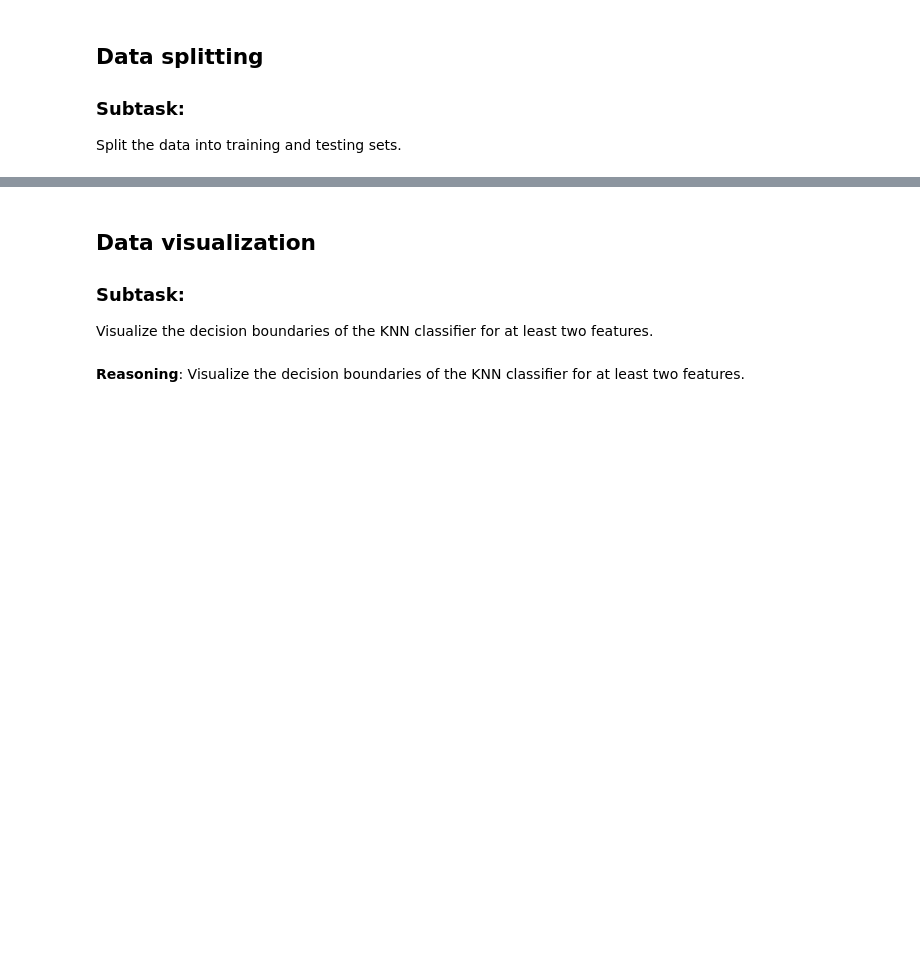
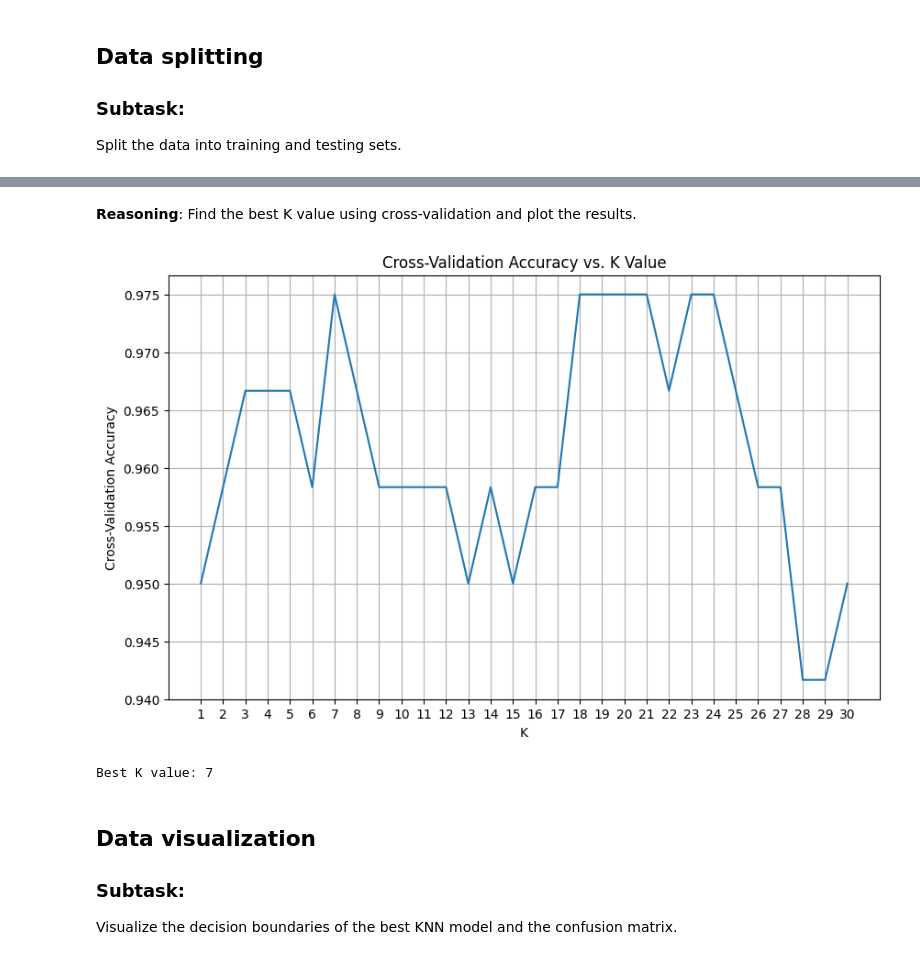
Before and after one commit to sravani12-ui/Task-7-AI-ML, a Jupyter notebook: Task6.ipynb, the cells around one changed output, grey strips where cells are left out. Drawn from its saved outputs; the diff is of its cells as text; code cells hidden in the pictures; blank space fills up the shorter version.

```diff
--- a/Task6.ipynb
+++ b/Task6.ipynb
@@ -215,0 +180,14 @@ for k in k_values:
+# %%
+from sklearn.neighbors import KNeighborsClassifier
+
+# Initialize KNN classifiers with different values of n_neighbors
+knn_1 = KNeighborsClassifier(n_neighbors=1)
+knn_3 = KNeighborsClassifier(n_neighbors=3)
+knn_5 = KNeighborsClassifier(n_neighbors=5)
+knn_7 = KNeighborsClassifier(n_neighbors=7)
+
+# Train the models
+knn_1.fit(X_train, y_train)
+knn_3.fit(X_train, y_train)
+knn_5.fit(X_train, y_train)
+knn_7.fit(X_train, y_train)
@@ -265,8 +253,43 @@ Confusion Matrix for k=10:
+# %% [markdown]
+**Reasoning**:
+Find the best K value using cross-validation and plot the results.
+# %%
+from sklearn.model_selection import cross_val_score, GridSearchCV
+import matplotlib.pyplot as plt
+
+# Define the parameter grid for K values
+param_grid = {'n_neighbors': range(1, 31)}
+
+# Create a KNN classifier
+knn = KNeighborsClassifier()
+
+# Perform GridSearchCV for optimal K
+grid_search = GridSearchCV(knn, param_grid, cv=5, scoring='accuracy')
+grid_search.fit(X_train, y_train)
+
+# Get the best K value
+best_k = grid_search.best_params_['n_neighbors']
+
+# Plot the cross-validation scores against K values
+plt.figure(figsize=(10, 6))
+plt.plot(range(1, 31), grid_search.cv_results_['mean_test_score'])
+plt.xlabel('K')
+plt.ylabel('Cross-Validation Accuracy')
+plt.title('Cross-Validation Accuracy vs. K Value')
+plt.xticks(range(1,31))
+plt.grid(True)
+plt.show()
+
+# Train a new KNN classifier using the best K value
+best_knn = KNeighborsClassifier(n_neighbors=best_k)
+best_knn.fit(X_train, y_train)
+
+print(f"Best K value: {best_k}")
+# %% [output]
+[figure, added]
+Best K value: 7
 # %% [markdown]
 ## Data visualization
 
 ### Subtask:
-Visualize the decision boundaries of the KNN classifier for at least two features.
+Visualize the decision boundaries of the best KNN model and the confusion matrix.
-# %% [markdown]
-**Reasoning**:
-Visualize the decision boundaries of the KNN classifier for at least two features.
```
Also changed, not shown: parts of 37 cells of this notebook.
